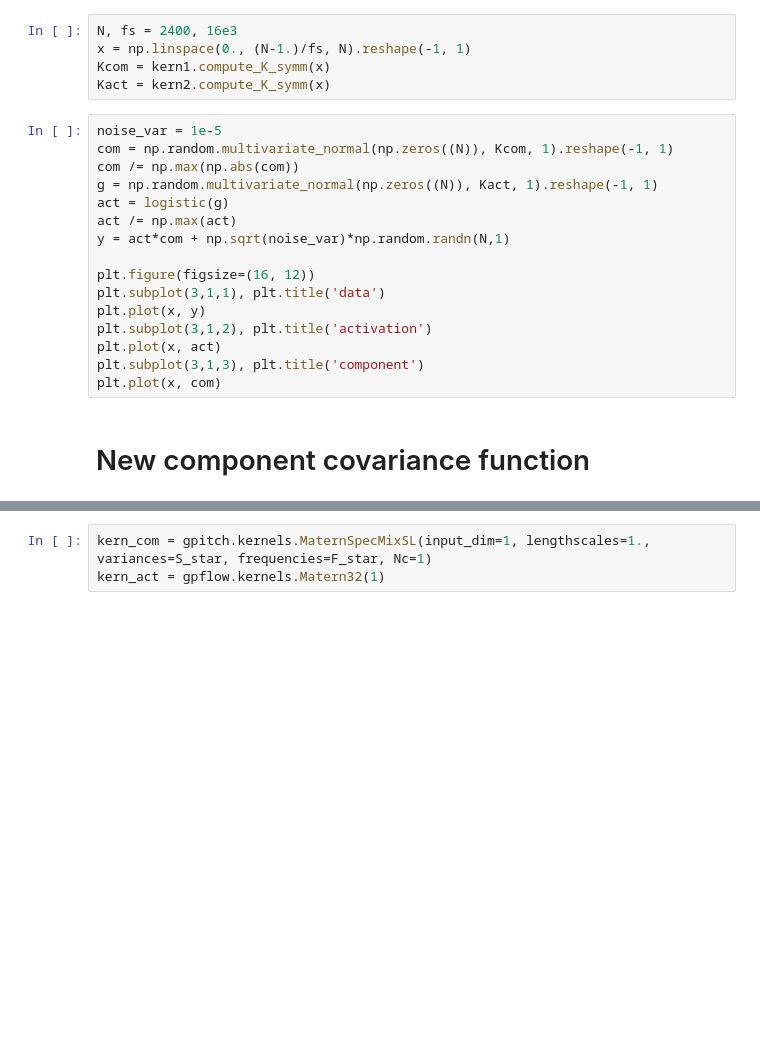
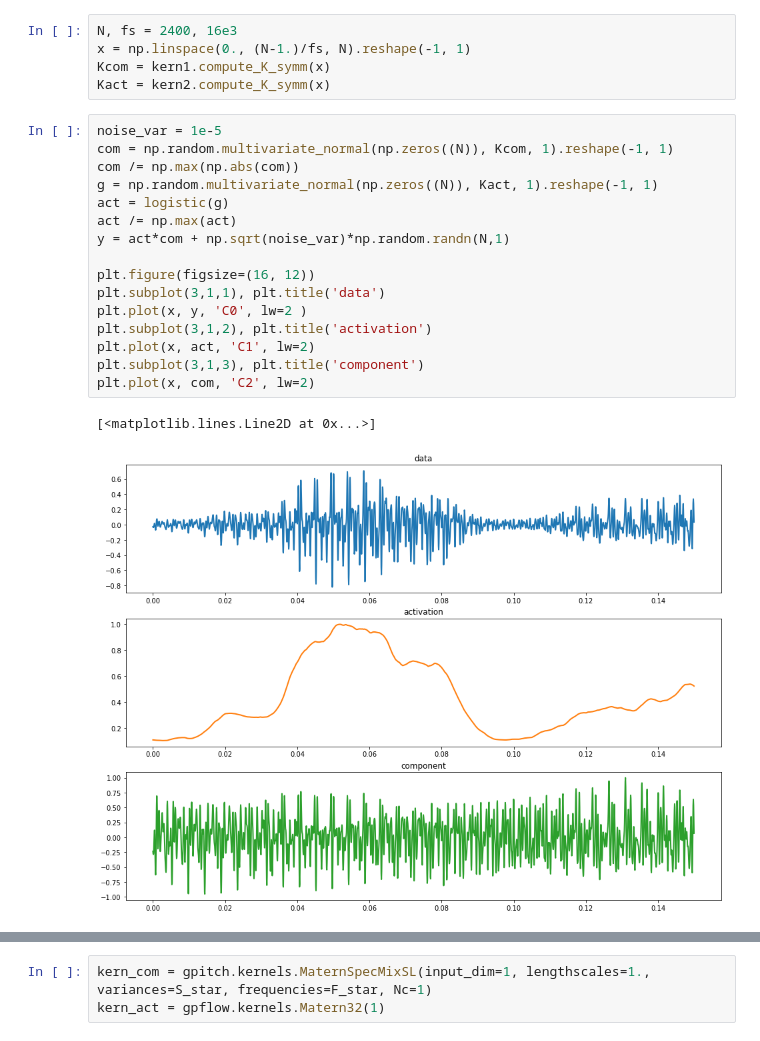
Before and after one commit to PabloAlvarado/gpitch, a Jupyter notebook: scripts/demos/notebooks/demo_learn_act_and_com_msm_single_lengthscale_init_frequencies.ipynb, the cells around one changed output, grey strips where cells are left out. Drawn from its saved outputs; the diff is of its cells as text; blank space fills up the shorter version.

```diff
--- a/scripts/demos/notebooks/demo_learn_act_and_com_msm_single_lengthscale_init_frequencies.ipynb
+++ b/scripts/demos/notebooks/demo_learn_act_and_com_msm_single_lengthscale_init_frequencies.ipynb
@@ -39,21 +48,22 @@ Kact = kern2.compute_K_symm(x)
 # %%
 noise_var = 1e-5
 com = np.random.multivariate_normal(np.zeros((N)), Kcom, 1).reshape(-1, 1)
 com /= np.max(np.abs(com))
 g = np.random.multivariate_normal(np.zeros((N)), Kact, 1).reshape(-1, 1)
 act = logistic(g)
 act /= np.max(act)
 y = act*com + np.sqrt(noise_var)*np.random.randn(N,1)
 
 plt.figure(figsize=(16, 12))
 plt.subplot(3,1,1), plt.title('data')
-plt.plot(x, y)
+plt.plot(x, y, 'C0', lw=2 )
 plt.subplot(3,1,2), plt.title('activation')
-plt.plot(x, act)
+plt.plot(x, act, 'C1', lw=2)
 plt.subplot(3,1,3), plt.title('component')
-plt.plot(x, com)
+plt.plot(x, com, 'C2', lw=2)
+# %% [output]
+[<matplotlib.lines.Line2D at 0x...>]
+[figure, added]
-# %% [markdown]
-# New component covariance function
 # %%
 N = y.size
 Y = fft(y.reshape(-1,)) #  FFT data
```
Also changed, not shown: parts of 18 cells of this notebook.
